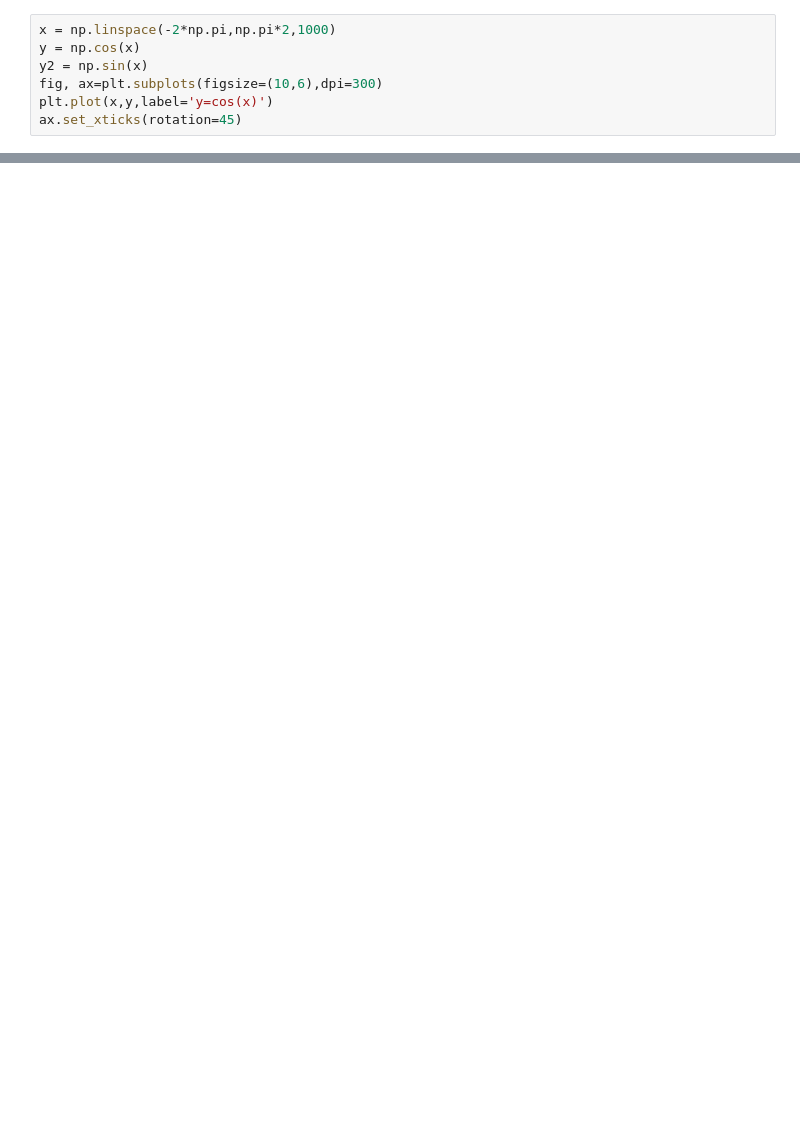
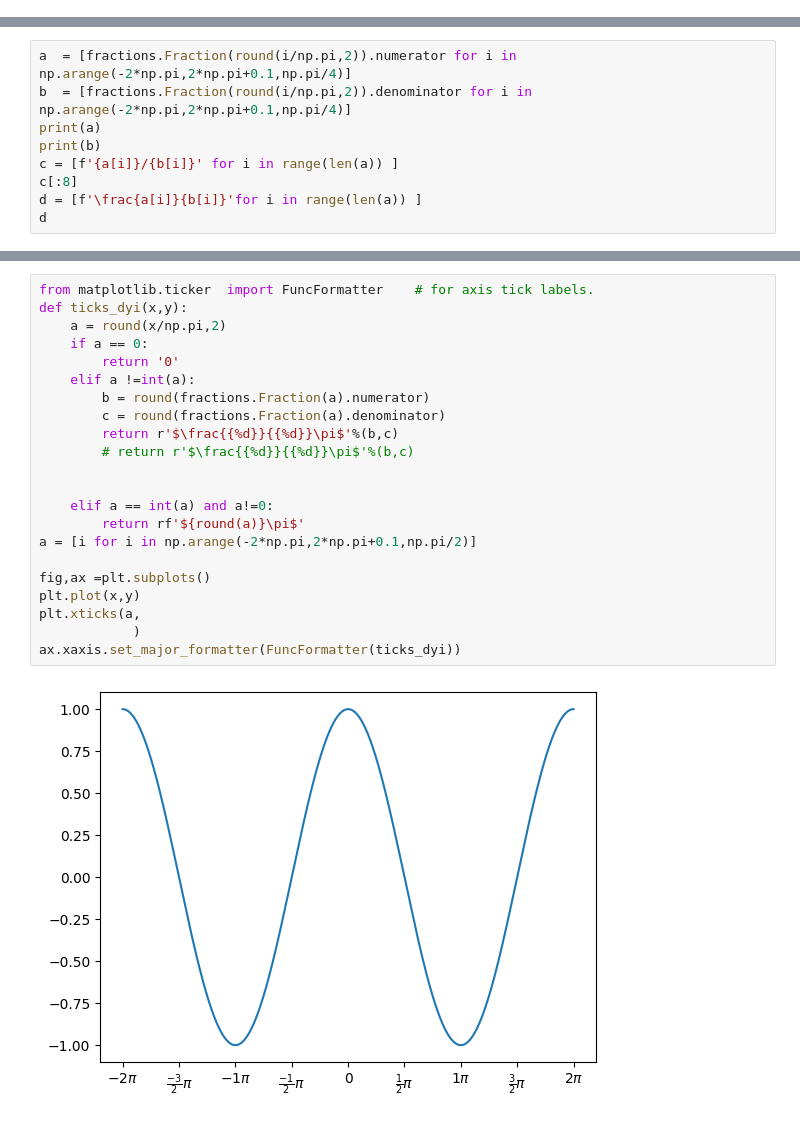
Before and after one commit to neverpartZY/Document, a Jupyter notebook: graph.ipynb, the cells around one changed output, grey strips where cells are left out. Drawn from its saved outputs; the diff is of its cells as text; blank space fills up the shorter version.

```diff
--- a/graph.ipynb
+++ b/graph.ipynb
@@ -25,7 +42,0 @@ ax.spines['right'].set_color(None)
-# %%
-x = np.linspace(-2*np.pi,np.pi*2,1000)
-y = np.cos(x)
-y2 = np.sin(x)
-fig, ax=plt.subplots(figsize=(10,6),dpi=300)
-plt.plot(x,y,label='y=cos(x)')
-ax.set_xticks(rotation=45)
@@ -34,0 +43,9 @@ TypeError: Axis.set_ticks() missing 1 required positional argument: 'ticks'
+# %%
+a  = [fractions.Fraction(round(i/np.pi,2)).numerator for i in np.arange(-2*np.pi,2*np.pi+0.1,np.pi/4)]
+b  = [fractions.Fraction(round(i/np.pi,2)).denominator for i in np.arange(-2*np.pi,2*np.pi+0.1,np.pi/4)]
+print(a)
+print(b)
+c = [f'{a[i]}/{b[i]}' for i in range(len(a)) ]
+c[:8]
+d = [f'\frac{a[i]}{b[i]}'for i in range(len(a)) ]
+d
@@ -34,0 +72,24 @@ TypeError: Axis.set_ticks() missing 1 required positional argument: 'ticks'
+# %%
+from matplotlib.ticker 	import FuncFormatter	# for axis tick labels.
+def ticks_dyi(x,y):
+    a = round(x/np.pi,2)
+    if a == 0:
+        return '0'
+    elif a !=int(a):
+        b = round(fractions.Fraction(a).numerator)
+        c = round(fractions.Fraction(a).denominator)
+        return r'$\frac{{%d}}{{%d}}\pi$'%(b,c)
+        # return r'$\frac{{%d}}{{%d}}\pi$'%(b,c)
+
+
+    elif a == int(a) and a!=0:
+        return rf'${round(a)}\pi$'
+a = [i for i in np.arange(-2*np.pi,2*np.pi+0.1,np.pi/2)]
+
+fig,ax =plt.subplots()
+plt.plot(x,y)
+plt.xticks(a,
+            )
+ax.xaxis.set_major_formatter(FuncFormatter(ticks_dyi))
+# %% [output]
+[figure, added]
```
Also changed, not shown: parts of 7 cells of this notebook.
